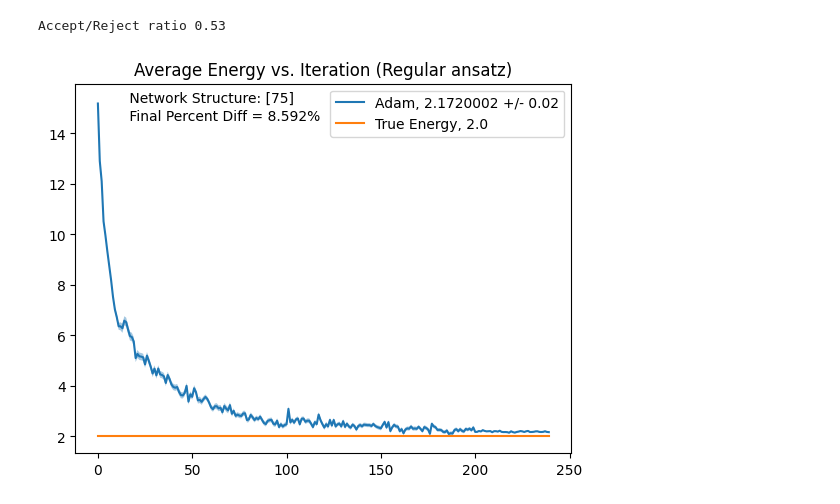
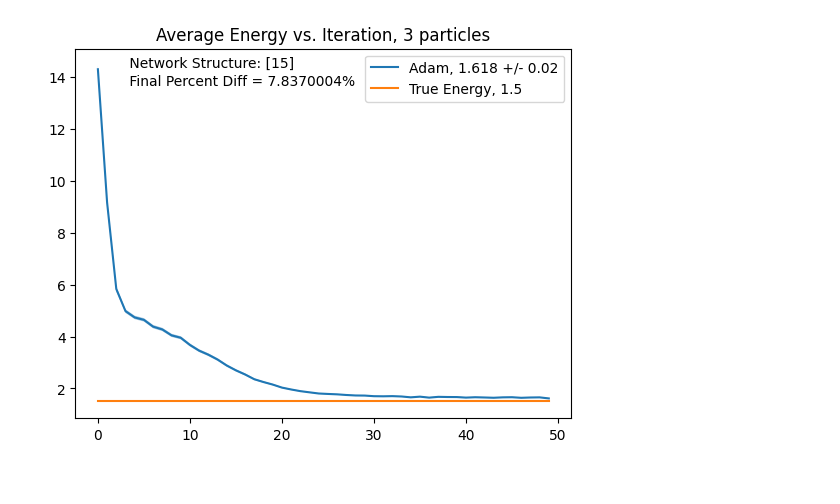
Before and after one commit to hershkumar/summer2022, a Jupyter notebook: neural/nn.ipynb, the cells around one changed output. Drawn from its saved outputs; the diff is of its cells as text; code cells hidden in the pictures.

```diff
--- a/neural/nn.ipynb
+++ b/neural/nn.ipynb
@@ -4,7 +4,7 @@ import jax.numpy as jnp
 from matplotlib import pyplot as plt
 import jax
 from jax import grad, hessian, jit, vmap
-from jax.nn import celu, relu
+from jax.nn import celu
 import time
 from functools import partial
 from IPython.display import clear_output
@@ -13,8 +13,8 @@ from tqdm import trange
 
 
 
-num_particles = 4
-num_nodes = 75
+num_particles = 3
+num_nodes = 15
 m = 1
 hbar = 1
 omega = 1
@@ -76,9 +76,24 @@ class NeuralNetwork:
 nn = NeuralNetwork(num_particles, [num_nodes], 1)
 
 
+# symmetrization transformation
+# I1 = x_1/C + x_2/C + ... + x_N/C
+# I2 = (x_1/C)^2 + (x_2/C)^2 + ... + (x_N/C)^2
+# ...
+# IN = (x_1/C)^N + (x_2/C)^N + ... + (x_N/C)^N
+
+
+@jit
+def transform(coords):
+    C = 2
+    ret = jnp.zeros(num_particles)
+    for i in range(num_particles):
+        ret = ret.at[i].set(jnp.sum(jnp.power(coords/C, i)))
+    return ret
+
 @jit
 def psi(coords, params):
-    return jnp.exp(-nn(coords, params)) * jnp.exp(jnp.sum(-coords**2))
+    return jnp.exp(-nn(transform(coords), params)) * jnp.exp(jnp.sum(-coords**2))
 
 @jit
 def sample_body(coords_t, params, key, variation_size):
@@ -226,5 +241,5 @@ def train(params, iterations, N, thermal, skip, variation_size, optimizer):
     clear_output(wait=True)
     return hs, us, params
 # %%
-variation = 1
+variation = 1.
 print("Accept/Reject ratio",accept_ratio(nn.flatten_params(), num_samples=10**3, variation_size=variation))
@@ -258,8 +269,6 @@ total_uncerts = total_uncerts + list(uncerts_d)
 # %%
 variation = 2
 print("Accept/Reject ratio",accept_ratio(params_d, num_samples=10**3, variation_size=variation))
-# %% [output]
-Accept/Reject ratio 0.53
 # %%
 hists_e, uncerts_e, params_e = train(params_d, 20, 10**4, 200, 40, variation, optax.adam(0.001))
 total_hists = total_hists + list(hists_e)
@@ -271,18 +280,18 @@ total_uncerts = total_uncerts + list(uncerts_f)
 # %%
 true_energy = .5 * hbar * omega * num_particles
 plt.plot(np.arange(0, len(total_hists)), total_hists, label="Adam, " + str(round(total_hists[-1],3)) + " +/- " + str(round(total_uncerts[-1], 2)))
 # plot the uncertainties
 a_hists = np.array(total_hists)
 a_uncerts = np.array(total_uncerts)
 plt.fill_between(np.arange(0,len(total_hists)), a_hists - a_uncerts, a_hists + a_uncerts, alpha=.4)
 # get the network structure
 structure = nn.hidden_sizes
 plt.annotate(" Network Structure: " + str(structure), xy=(0.1, 0.95), xycoords='axes fraction')
 plt.plot(np.arange(0, len(total_hists)), [true_energy for x in np.arange(0, len(total_hists))], label=r"True Energy, " + str(round(true_energy,3)))
 pdiff = (total_hists[-1] - true_energy)/true_energy*100
 plt.annotate(" Final Percent Diff = " + str(round(pdiff,3)) + "%", xy=(.1, .9), xycoords= 'axes fraction')
 plt.legend()
-plt.title("Average Energy vs. Iteration (Regular ansatz)")
+plt.title("Average Energy vs. Iteration, " + str(num_particles) + " particles")
 plt.show()
 # %% [output]
-[figure, old version]
+[figure, new version]
```
Also changed, not shown: parts of 2 cells of this notebook, 3 other files.
